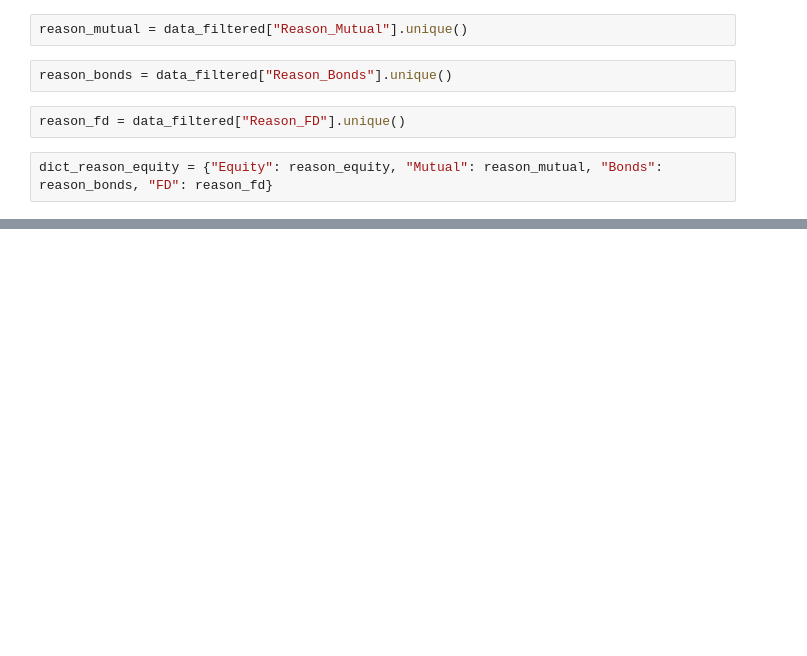
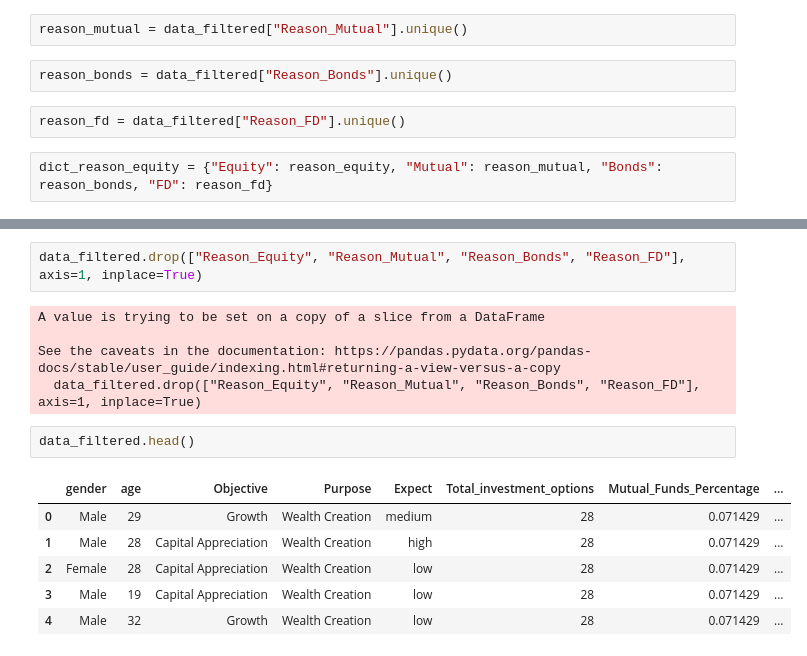
Before and after one commit to abr-98/Personal_Finance_Helper_Bot, a Jupyter notebook: financial_trends/data-analysis_and_modelling.ipynb, the cells around one changed output, grey strips where cells are left out. Drawn from its saved outputs; the diff is of its cells as text; blank space fills up the shorter version.

```diff
--- a/financial_trends/data-analysis_and_modelling.ipynb
+++ b/financial_trends/data-analysis_and_modelling.ipynb
@@ -313,0 +339,16 @@ dict_reason_equity = {"Equity": reason_equity, "Mutual": reason_mutual, "Bonds":
+# %%
+data_filtered.drop(["Reason_Equity", "Reason_Mutual", "Reason_Bonds", "Reason_FD"], axis=1, inplace=True)
+# %% [output]
+A value is trying to be set on a copy of a slice from a DataFrame
+
+See the caveats in the documentation: https://pandas.pydata.org/pandas-docs/stable/user_guide/indexing.html#returning-a-view-versus-a-copy
+  data_filtered.drop(["Reason_Equity", "Reason_Mutual", "Reason_Bonds", "Reason_FD"], axis=1, inplace=True)
+# %%
+data_filtered.head()
+# %% [output]
+|  | gender | age | Objective | Purpose | Expect | Total_investment_options | Mutual_Funds_Percentage | ... |
+| 0 | Male | 29 | Growth | Wealth Creation | medium | 28 | 0.071429 | ... |
+| 1 | Male | 28 | Capital Appreciation | Wealth Creation | high | 28 | 0.071429 | ... |
+| 2 | Female | 28 | Capital Appreciation | Wealth Creation | low | 28 | 0.071429 | ... |
+| 3 | Male | 19 | Capital Appreciation | Wealth Creation | low | 28 | 0.071429 | ... |
+| 4 | Male | 32 | Growth | Wealth Creation | low | 28 | 0.071429 | ... |
```
Also changed, not shown: parts of 36 cells of this notebook, 7 other files.
